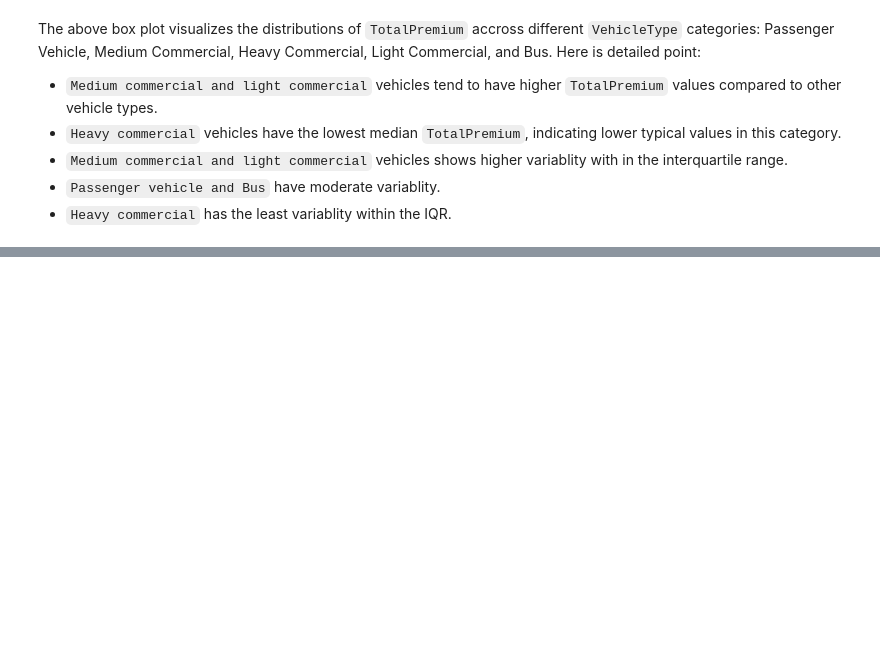
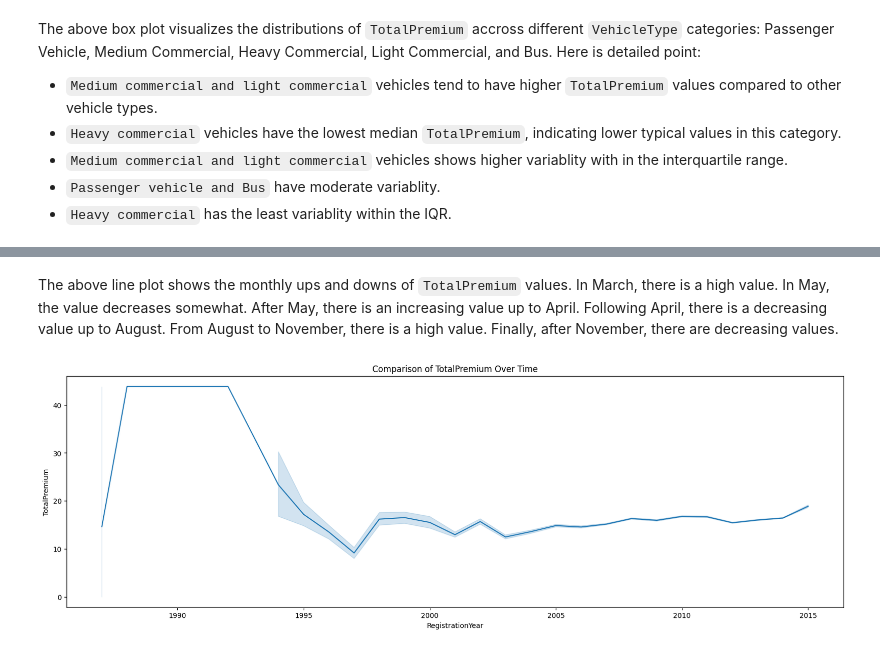
Before and after one commit to der-bew/ACIS_predictive_analysis, a Jupyter notebook: notebooks/EDA.ipynb, the cells around one changed output, grey strips where cells are left out. Drawn from its saved outputs; the diff is of its cells as text; code cells hidden in the pictures; blank space fills up the shorter version.

```diff
--- a/notebooks/EDA.ipynb
+++ b/notebooks/EDA.ipynb
@@ -264,0 +293,7 @@ The above box plot visualizes the distributions of `TotalPremium` accross differ
+# %% [markdown]
+The above line plot shows the monthly ups and downs of `TotalPremium` values. In March, there is a high value. In May, the value decreases somewhat. After May, there is an increasing value up to April. Following April, there is a decreasing value up to August. From August to November, there is a high value. Finally, after November, there are decreasing values.
+# %%
+#line plot
+visualizer.plot_line(clean_acis_df, 'RegistrationYear', 'TotalPremium')
+# %% [output]
+[figure, added]
```
Also changed, not shown: parts of 11 cells of this notebook, 1 other file.
